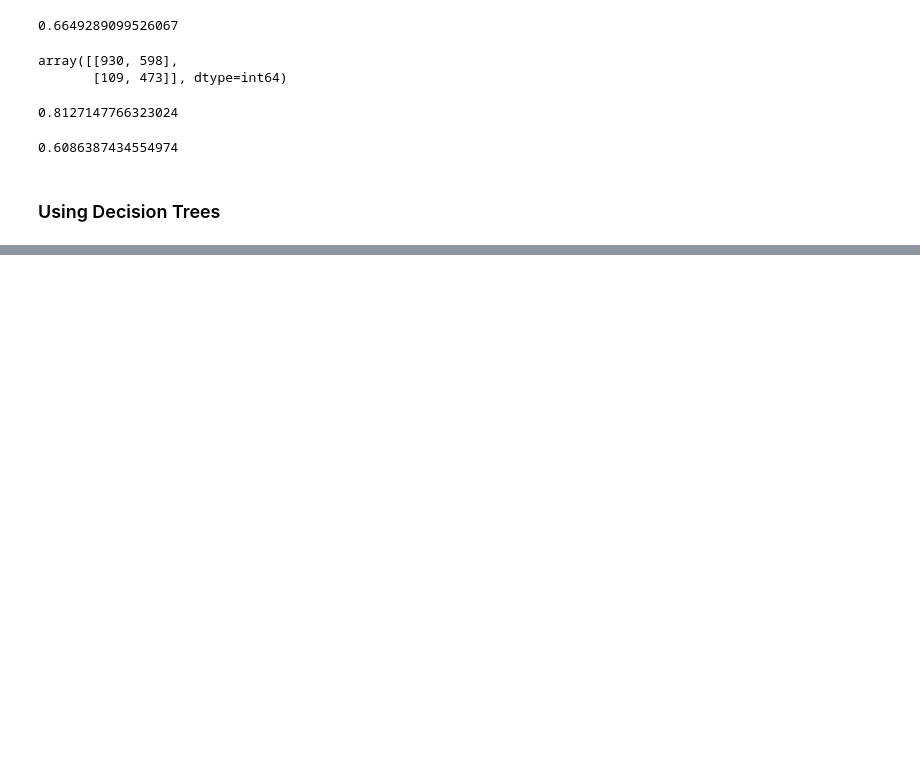
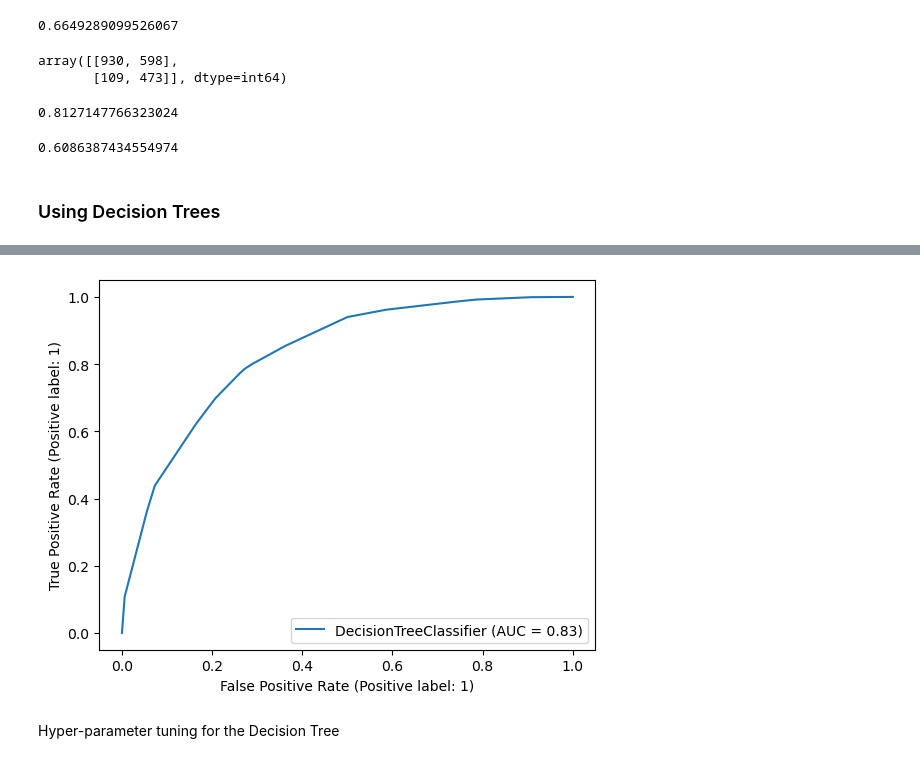
Before and after one commit to Ashik-Mohammed-S/Telecom_Churn_prediction, a Jupyter notebook: Model.ipynb, the cells around one changed output, grey strips where cells are left out. Saved outputs shown, nothing was run; the diff lists cells and outputs as text; code cells hidden in the pictures; blank space fills up the shorter version.

```diff
--- a/Model.ipynb
+++ b/Model.ipynb
@@ -1082,3 +1082,5 @@ TN / float(TN+FP)
 0.6086387434554974
 # %% [markdown]
 ### Using Decision Trees
+# %%
+X_train, X_test, y_train, y_test = train_test_split(X, y, train_size=0.7, random_state=100)
@@ -1084,0 +1089,4 @@ TN / float(TN+FP)
+# %%
+dt_base = DecisionTreeClassifier(random_state=42, max_depth=4)
+# %%
+dt_base.fit(X_train, y_train)
@@ -1084,0 +1114,7 @@ TN / float(TN+FP)
+# %%
+plot_roc_curve(dt_base, X_train, y_train, drop_intermediate=False)
+plt.show()
+# %% [output]
+[figure, added]
+# %% [markdown]
+Hyper-parameter tuning for the Decision Tree
```
Also changed, not shown: parts of 14 cells of this notebook.
